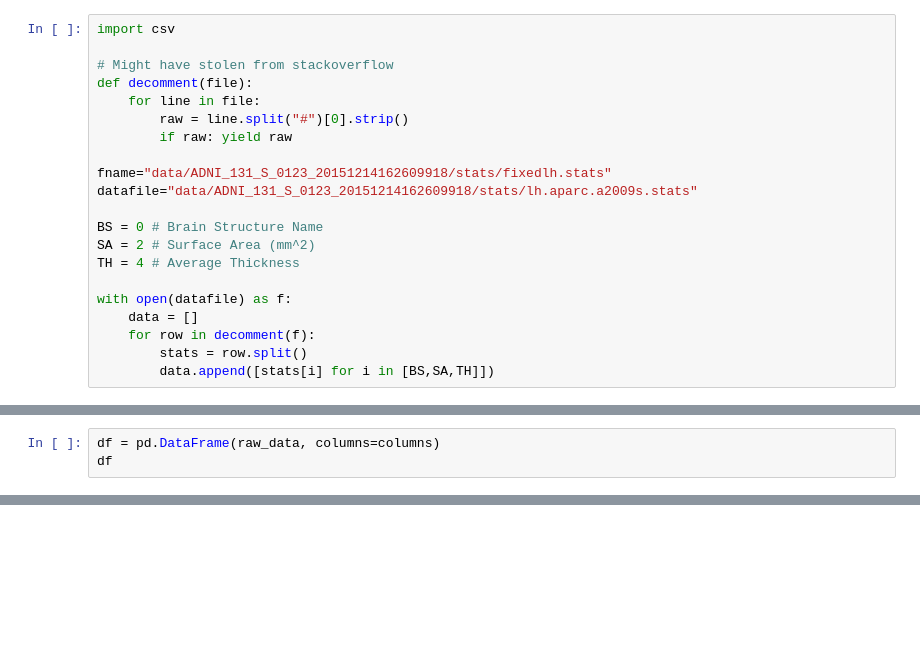
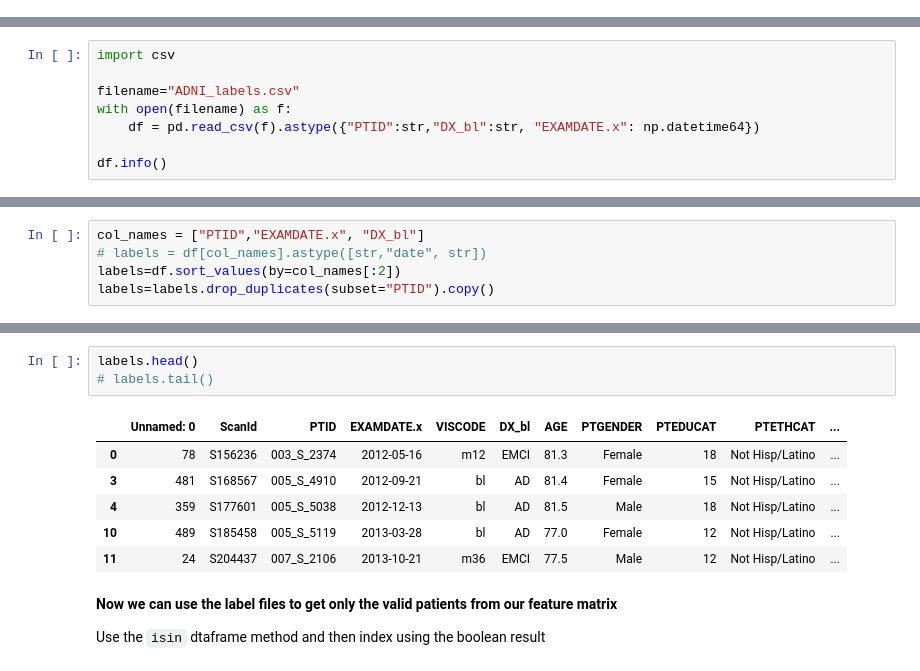
Before and after one commit to ahsanMah/interpretDL, a Jupyter notebook: ADNI.ipynb, the cells around one changed output, grey strips where cells are left out. Cells and saved outputs as stored; diff of their text form; blank space fills up the shorter version.

Commit message:
Cleaned ADNI data, merged with labels and created csv

```diff
--- a/ADNI.ipynb
+++ b/ADNI.ipynb
@@ -13,24 +16,3 @@ import matplotlib.pyplot as plt
 plt.rcParams['axes.labelsize'] = 14
 plt.rcParams['xtick.labelsize'] = 12
 plt.rcParams['ytick.labelsize'] = 12
-# %%
-import csv
-
-# Might have stolen from stackoverflow
-def decomment(file):
-    for line in file:
-        raw = line.split("#")[0].strip()
-        if raw: yield raw
-
-fname="data/ADNI_131_S_0123_20151214162609918/stats/fixedlh.stats"
-datafile="data/ADNI_131_S_0123_20151214162609918/stats/lh.aparc.a2009s.stats"
-
-BS = 0 # Brain Structure Name
-SA = 2 # Surface Area (mm^2)
-TH = 4 # Average Thickness
-
-with open(datafile) as f:
-    data = []
-    for row in decomment(f):
-        stats = row.split()
-        data.append([stats[i] for i in [BS,SA,TH]])
@@ -64,3 +18,0 @@ raw_data
-# %%
-df = pd.DataFrame(raw_data, columns=columns)
-df
@@ -70,0 +146,8 @@ df
+# %%
+import csv
+
+filename="ADNI_labels.csv"
+with open(filename) as f:
+    df = pd.read_csv(f).astype({"PTID":str,"DX_bl":str, "EXAMDATE.x": np.datetime64})
+
+df.info()
@@ -70,0 +176,5 @@ df
+# %%
+col_names = ["PTID","EXAMDATE.x", "DX_bl"]
+# labels = df[col_names].astype([str,"date", str])
+labels=df.sort_values(by=col_names[:2])
+labels=labels.drop_duplicates(subset="PTID").copy()
@@ -70,0 +203,14 @@ df
+# %%
+labels.head()
+# labels.tail()
+# %% [output]
+|  | Unnamed: 0 | ScanId | PTID | EXAMDATE.x | VISCODE | DX_bl | AGE | PTGENDER | PTEDUCAT | PTETHCAT | ... |
+| 0 | 78 | S156236 | 003_S_2374 | 2012-05-16 | m12 | EMCI | 81.3 | Female | 18 | Not Hisp/Latino | ... |
+| 3 | 481 | S168567 | 005_S_4910 | 2012-09-21 | bl | AD | 81.4 | Female | 15 | Not Hisp/Latino | ... |
+| 4 | 359 | S177601 | 005_S_5038 | 2012-12-13 | bl | AD | 81.5 | Male | 18 | Not Hisp/Latino | ... |
+| 10 | 489 | S185458 | 005_S_5119 | 2013-03-28 | bl | AD | 77.0 | Female | 12 | Not Hisp/Latino | ... |
+| 11 | 24 | S204437 | 007_S_2106 | 2013-10-21 | m36 | EMCI | 77.5 | Male | 12 | Not Hisp/Latino | ... |
+# %% [markdown]
+**Now we can use the label files to get only the valid patients from our feature matrix**
+
+Use the `isin` dtaframe method and then index using the boolean result
```
Also changed, not shown: parts of 24 cells of this notebook, 1 other file.
